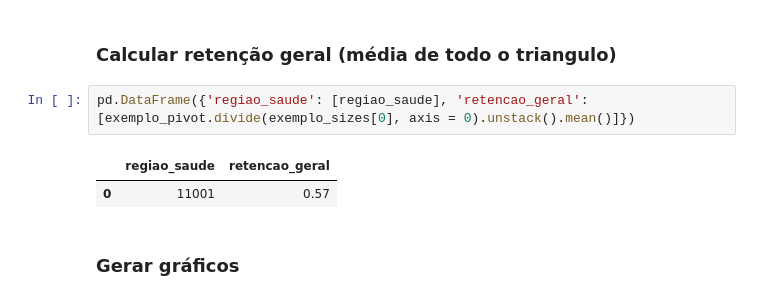
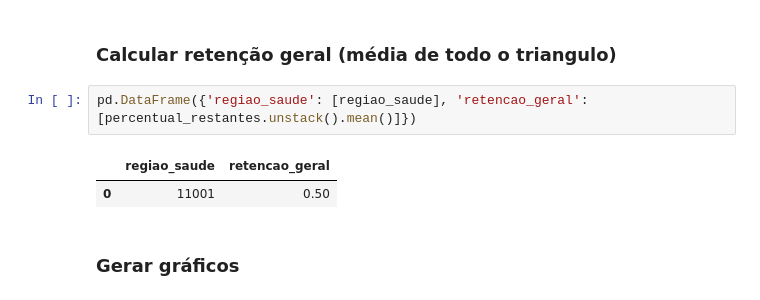
Before and after one commit to cigets-plataforma-observatorio/artigo_retencao, a Jupyter notebook: Analise Retenção.ipynb, the cells around one changed output. Cells and saved outputs as stored; diff of their text form.

Commit message:
Correção no cálculo da retenção geral

```diff
--- a/Analise Retenção.ipynb
+++ b/Analise Retenção.ipynb
@@ -346,10 +343,10 @@ retencao_anual
 # %% [markdown]
 ### Calcular retenção geral (média de todo o triangulo)
 # %%
-pd.DataFrame({'regiao_saude': [regiao_saude], 'retencao_geral': [exemplo_pivot.divide(exemplo_sizes[0], axis = 0).unstack().mean()]})
+pd.DataFrame({'regiao_saude': [regiao_saude], 'retencao_geral': [percentual_restantes.unstack().mean()]})
 # %% [output]
 |  | regiao_saude | retencao_geral |
-| 0 | 11001 | 0.57 |
+| 0 | 11001 | 0.50 |
 # %% [markdown]
 ### Gerar gráficos
 # %% [markdown]
```
Also changed, not shown: parts of 3 cells of this notebook, 4 other files.
